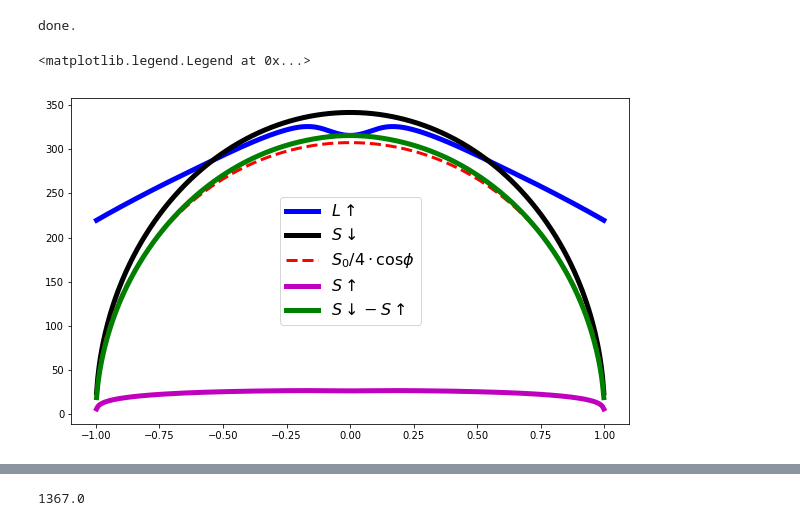
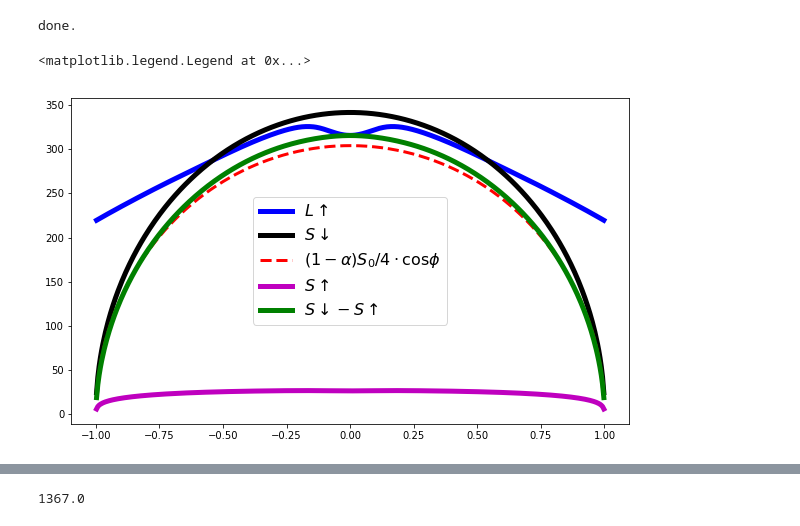
Before and after one commit to fagan2888/EBM, a Jupyter notebook: CliMT_tests.ipynb, the cells around one changed output, grey strips where cells are left out. Saved outputs shown, nothing was run; the diff lists cells and outputs as text; code cells hidden in the pictures.

```diff
--- a/CliMT_tests.ipynb
+++ b/CliMT_tests.ipynb
@@ -312,22 +312,22 @@ done.
 # %%
 f, ax = plt.subplots(1, figsize=(10,6))
 
 ax.plot(sin_lats,
         longwave_diagnostics['upwelling_longwave_flux_in_air_assuming_clear_sky'].values[-1, :, 0],
         'b-', lw=5, label="$L \\uparrow$")
 ax.plot(sin_lats,
         0.25 * shortwave_diagnostics['downwelling_shortwave_flux_in_air_assuming_clear_sky'].values[-1, :, 0],
         'k-', lw=5, label="$S \\downarrow$")
-ax.plot(sin_lats, 0.9 * 1367 / 4 * np.cos(lats),
-        'r--', lw=3, label="$S_0 / 4 \\cdot \\cos\\phi$")
+ax.plot(sin_lats, (1-0.11) * 1367 / 4 * np.cos(lats),
+        'r--', lw=3, label="$(1-\\alpha)S_0 / 4 \\cdot \\cos\\phi$")
 ax.plot(sin_lats,
         0.25 * shortwave_diagnostics['upwelling_shortwave_flux_in_air_assuming_clear_sky'].values[-1, :, 0],
         'm-', lw=5, label="$S \\uparrow$")
 ax.plot(sin_lats,
         0.25 * shortwave_diagnostics['downwelling_shortwave_flux_in_air_assuming_clear_sky'].values[-1, :, 0]
         - 0.25 * shortwave_diagnostics['upwelling_shortwave_flux_in_air_assuming_clear_sky'].values[-1, :, 0],
         'g-', lw=5, label="$S \\downarrow - S \\uparrow$")
 ax.legend(fontsize=16)
 # %% [output]
 <matplotlib.legend.Legend at 0x...>
-[figure, old version]
+[figure, new version]
```
Also changed, not shown: parts of 3 cells of this notebook, 19 other files.
